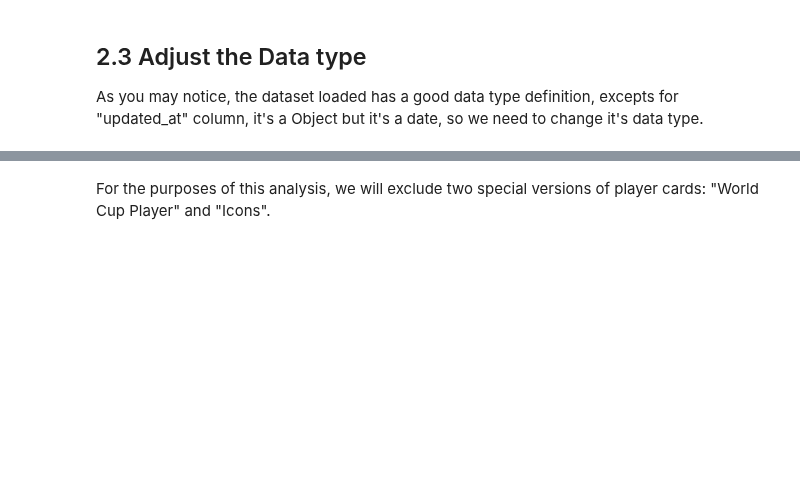
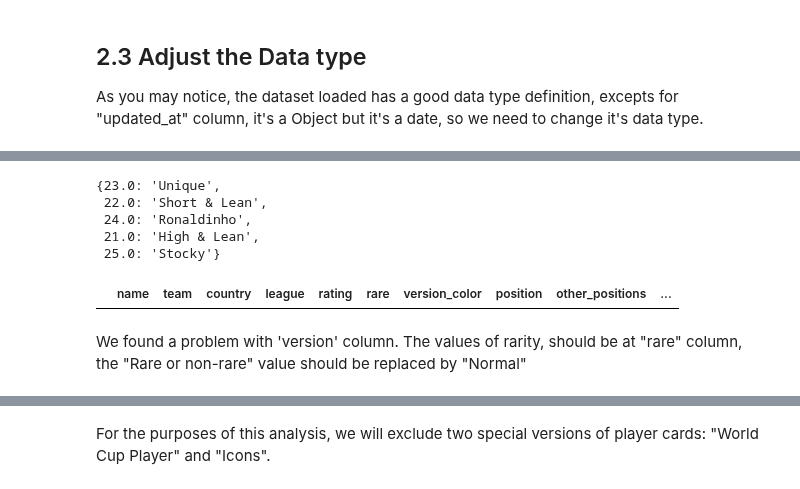
Before and after one commit to felipemayer/data_portfolio, a Jupyter notebook: players_fifa23_analysis/players_analysis.ipynb, the cells around one changed output, grey strips where cells are left out. Drawn from its saved outputs; the diff is of its cells as text; code cells hidden in the pictures; blank space fills up the shorter version.

```diff
--- a/players_fifa23_analysis/players_analysis.ipynb
+++ b/players_fifa23_analysis/players_analysis.ipynb
@@ -282,3 +382,26 @@ df_players[df_players['weight_(kg)'].isna()]
+# %%
+df_player_groupedby_body_type = df_players.groupby('body_type')['bmi'].mean().round(0)
+
+df_player_groupedby_body_type
+
+# create a dict based on groups
+dict_bmi_bodytype = {v: k for k, v in df_player_groupedby_body_type.items()}
+
+dict_bmi_bodytype
+# %% [output]
+{23.0: 'Unique',
+ 22.0: 'Short & Lean',
+ 24.0: 'Ronaldinho',
+ 21.0: 'High & Lean',
+ 25.0: 'Stocky'}
+# %%
+df_players['body_type'] = df_players['body_type'].fillna(df_players['bmi'].map(dict_bmi_bodytype))
+
+df_players[df_players['body_type'].isna()]
+# %% [output]
+|  | name | team | country | league | rating | rare | version_color | position | other_positions | ... |
+# %% [markdown]
+We found a problem with 'version' column. The values of rarity, should be at "rare" column, the "Rare or non-rare" value should be replaced by "Normal"
 # %%
 df_players.loc[df_players.duplicated(subset=['name',
                                              'team',
```
Also changed, not shown: parts of 34 cells of this notebook, 3 other files.
